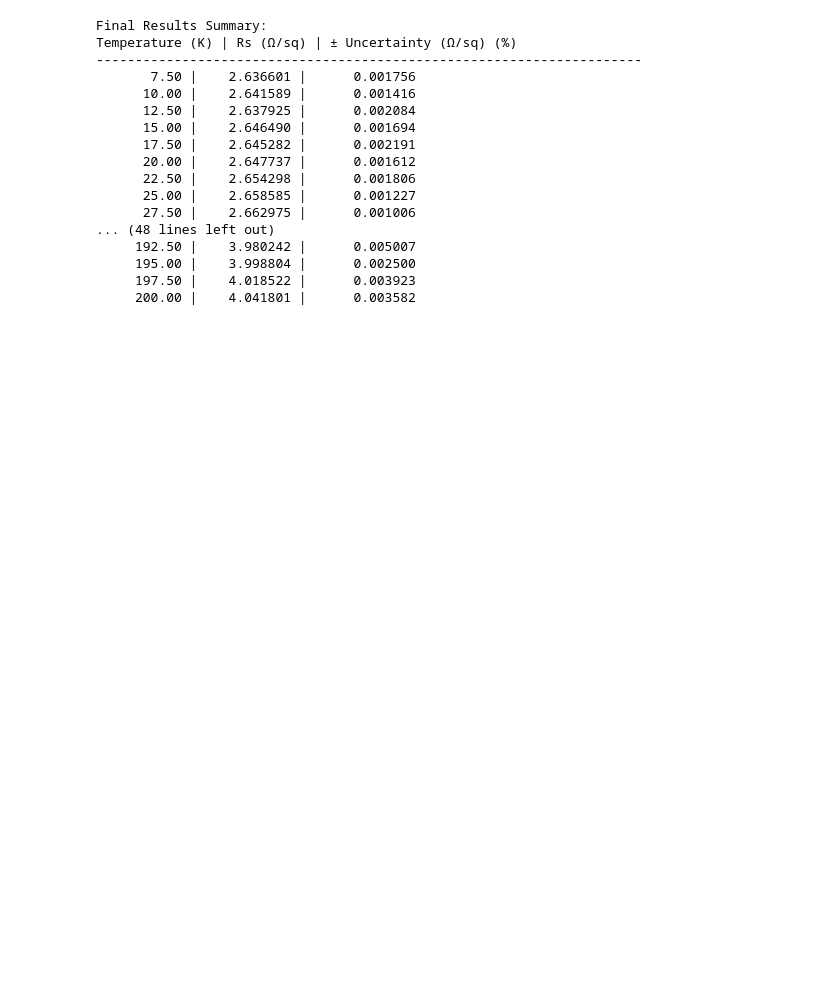
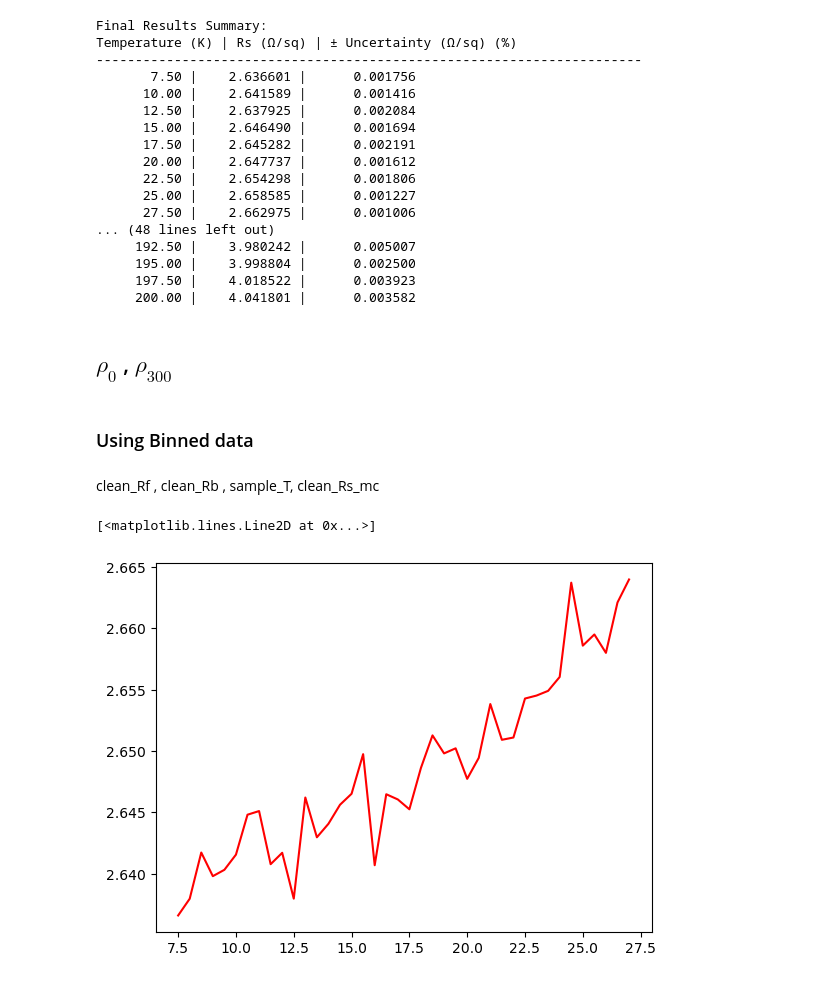
Before and after one commit to gamberoillecito/Nb-Characterization, a Jupyter notebook: R-vs-T/VdP.ipynb, the cells around one changed output. Drawn from its saved outputs; the diff is of its cells as text; code cells hidden in the pictures; blank space fills up the shorter version.

```diff
--- a/R-vs-T/VdP.ipynb
+++ b/R-vs-T/VdP.ipynb
@@ -333,3 +337,19 @@ Temperature (K) | Rs (Ω/sq) | ± Uncertainty (Ω/sq) (%)
      195.00 |    3.998804 |      0.002500
      197.50 |    4.018522 |      0.003923
      200.00 |    4.041801 |      0.003582
+# %% [markdown]
+## $\rho_0$ , $\rho_{300}$
+# %% [markdown]
+### Using Binned data
+# %% [markdown]
+clean_Rf , clean_Rb , sample_T, clean_Rs_mc
+# %%
+n_points = 40
+subset_sample_T = sample_T[0:n_points]
+subset_clean_Rs_mc = clean_Rs_mc[0:n_points]
+subset_clean_Rs_std_mc = clean_Rs_std_mc[0:n_points]
+
+plt.plot(subset_sample_T, subset_clean_Rs_mc, '-', color='red')
+# %% [output]
+[<matplotlib.lines.Line2D at 0x...>]
+[figure, added]
```
Also changed, not shown: parts of 16 cells of this notebook.
